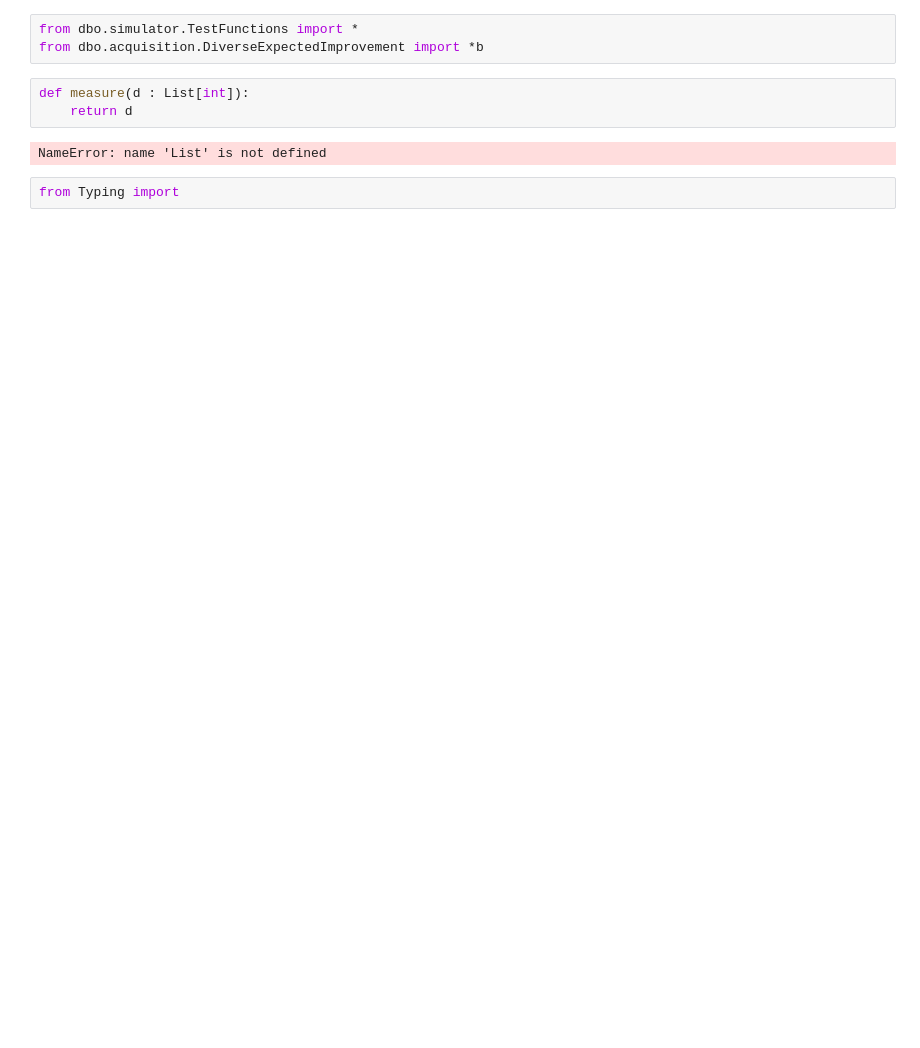
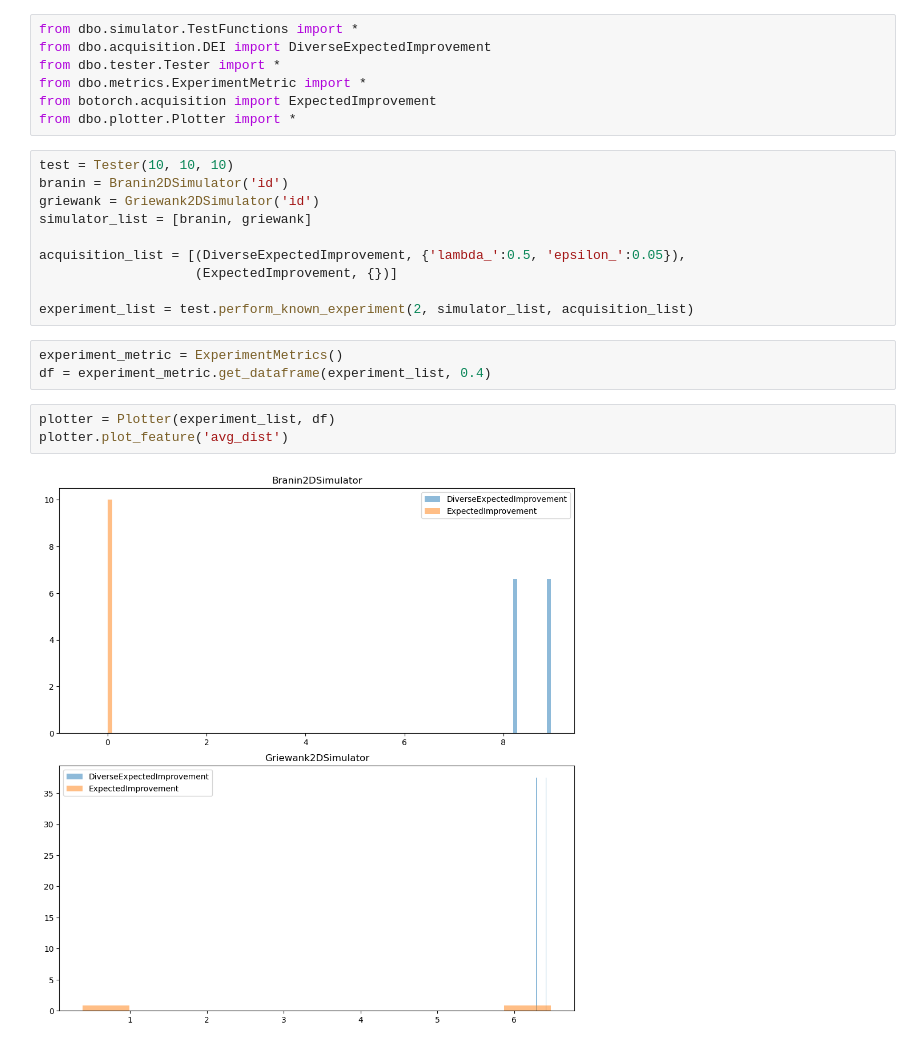
Before and after one commit to bsun1220/diverse-bayes-opt, a Jupyter notebook: test.ipynb, the cells around one changed output. Saved outputs shown, nothing was run; the diff lists cells and outputs as text; blank space fills up the shorter version.

```diff
--- a/test.ipynb
+++ b/test.ipynb
@@ -1,10 +1,25 @@
 # %%
 from dbo.simulator.TestFunctions import *
-from dbo.acquisition.DiverseExpectedImprovement import *b
+from dbo.acquisition.DEI import DiverseExpectedImprovement
+from dbo.tester.Tester import *
+from dbo.metrics.ExperimentMetric import *
+from botorch.acquisition import ExpectedImprovement
+from dbo.plotter.Plotter import *
 # %%
-def measure(d : List[int]):
-    return d
+test = Tester(10, 10, 10)
+branin = Branin2DSimulator('id')
+griewank = Griewank2DSimulator('id')
+simulator_list = [branin, griewank]
+
+acquisition_list = [(DiverseExpectedImprovement, {'lambda_':0.5, 'epsilon_':0.05}),
+                    (ExpectedImprovement, {})]
+
+experiment_list = test.perform_known_experiment(2, simulator_list, acquisition_list)
-# %% [output]
-NameError: name 'List' is not defined
-# %%
-from Typing import
+# %%
+experiment_metric = ExperimentMetrics()
+df = experiment_metric.get_dataframe(experiment_list, 0.4)
+# %%
+plotter = Plotter(experiment_list, df)
+plotter.plot_feature('avg_dist')
+# %% [output]
+[figure, added]
```
Also changed, not shown: parts of 1 cell of this notebook, 6 other files.
